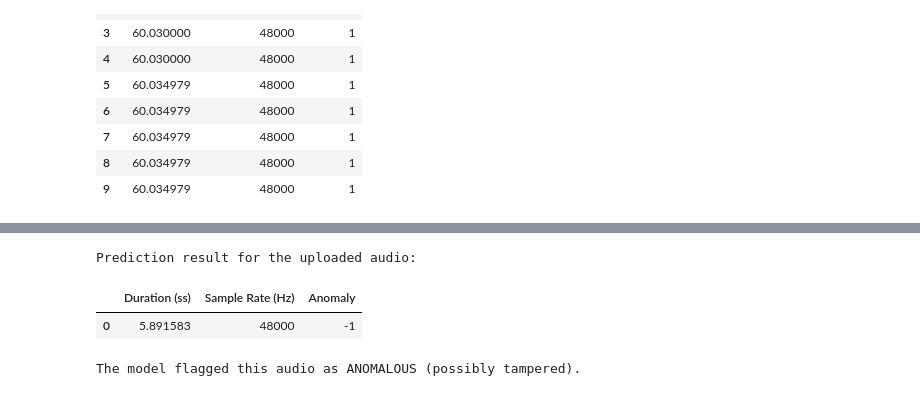
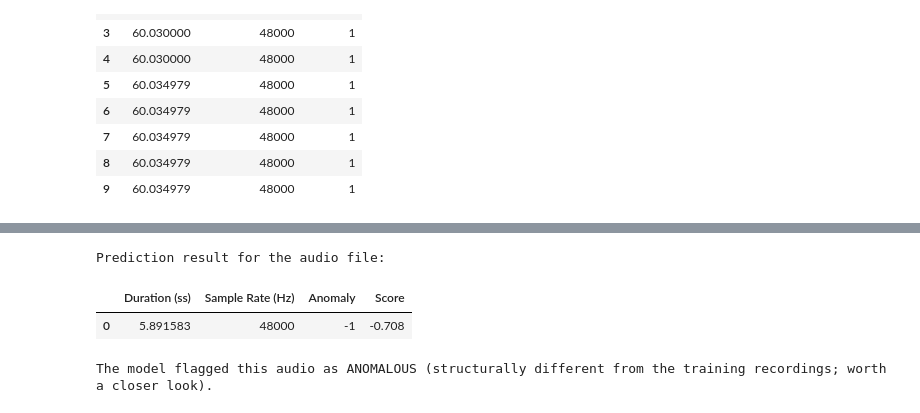
Before and after one commit to danjethh/audio_forensics, a Jupyter notebook: audio_forensic_using_ai.ipynb, the cells around one changed output, grey strips where cells are left out. Cells and saved outputs as stored; diff of their text form; code cells hidden in the pictures.

```diff
--- a/audio_forensic_using_ai.ipynb
+++ b/audio_forensic_using_ai.ipynb
@@ -31,22 +98,32 @@ This step ensures the dataset is accessible and gives users a clear overview of
 # %%
 # Step 1: Load and Display Dataset Details
+DATASET_URL = "https://raw.githubusercontent.com/danjethh/audio_forensics/main/Values.csv"
+DATASET_FILE = "Values.csv"
+
 def load_audio_dataset():
-    import pandas as pd
+    # Use the local copy if the notebook sits next to Values.csv, otherwise download it
+    if os.path.exists(DATASET_FILE):
+        raw = open(DATASET_FILE, "rb").read()
+        print(f"Using local file: {DATASET_FILE}")
+    else:
+        raw = download_bytes(DATASET_URL)
+        print(f"Downloaded dataset from: {DATASET_URL}")
 
-    # GitHub raw link to the dataset
-    url = "https://raw.githubusercontent.com/danjethh/audio_forensics/main/Values.csv"
+    try:
+        text = raw.decode("utf-8")
+    except UnicodeDecodeError:
+        text = raw.decode("latin1")
+    df = pd.read_csv(io.StringIO(text))
 
-    # Load the dataset
-    df = pd.read_csv(url, encoding='latin1', engine='python', on_bad_lines='skip')
+    # Sanity checks: fail loudly instead of continuing with partial data
+    for col in ("Duration (ss)", "Sample Rate (Hz)"):
+        assert col in df.columns, f"Expected column '{col}' not found. Columns: {list(df.columns)}"
 
-    # Print dataset info
     print("Dataset loaded successfully.")
     print(f"Total rows: {df.shape[0]}")
     print(f"Total columns: {df.shape[1]}")
     print("\nFirst 10 rows:")
-
     display(df.head(10))
-
     return df
 
 # Call the function
@@ -319,37 +443,37 @@ This step applies the trained model to real-world use: flagging suspicious audio
 # %%
-# Step 6: Use Saved Model to Predict if Uploaded Audio is Anomalous
+# Step 6: Use Saved Model to Predict if the Audio File is Anomalous
 def score_extracted_audio_features(model_path, extracted_features_df):
-    import joblib
-
     # Load the saved Isolation Forest model
     model = joblib.load(model_path)
 
-    # Predict anomaly status
+    # Predict anomaly status (and the continuous score: lower = more unusual)
     prediction = model.predict(extracted_features_df)
+    score = model.score_samples(extracted_features_df)
 
     # Add prediction result
     result = extracted_features_df.copy()
     result["Anomaly"] = prediction
+    result["Score"] = score.round(3)
 
     # Display results
-    print("Prediction result for the uploaded audio:")
+    print("Prediction result for the audio file:")
     display(result)
 
     # Print interpretation
     if prediction[0] == -1:
-        print("The model flagged this audio as ANOMALOUS (possibly tampered).")
+        print("The model flagged this audio as ANOMALOUS (structurally different from the training recordings; worth a closer look).")
     else:
-        print("The model flagged this audio as NORMAL (no anomalies detected).")
+        print("The model flagged this audio as NORMAL (consistent with the training recordings).")
 
     return result
 
 # Call the function with the extracted features
 final_prediction = score_extracted_audio_features(
     model_path="audio_isolation_forest_model.pkl",
     extracted_features_df=new_audio_features
 )
 # %% [output]
-Prediction result for the uploaded audio:
+Prediction result for the audio file:
-|  | Duration (ss) | Sample Rate (Hz) | Anomaly |
-| 0 | 5.891583 | 48000 | -1 |
+|  | Duration (ss) | Sample Rate (Hz) | Anomaly | Score |
+| 0 | 5.891583 | 48000 | -1 | -0.708 |
-The model flagged this audio as ANOMALOUS (possibly tampered).
+The model flagged this audio as ANOMALOUS (structurally different from the training recordings; worth a closer look).
```
Also changed, not shown: parts of 25 cells of this notebook, 2 other files.
